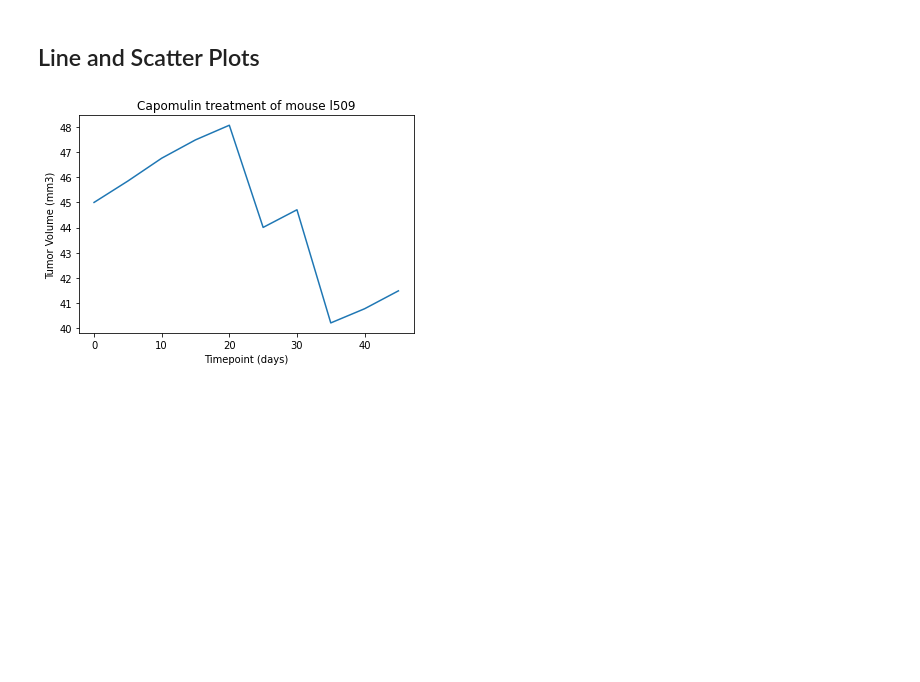
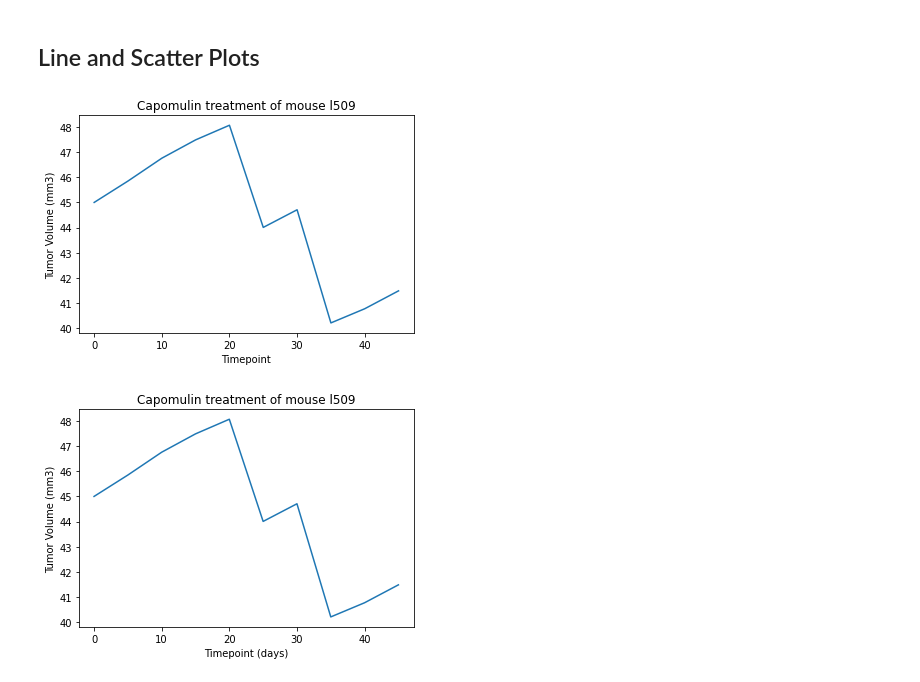
Before and after one commit to Traex88/matplot-challenge, a Jupyter notebook: Pymaceuticals/Pymaceuticals_Starter.ipynb, the cells around one changed output. Saved outputs shown, nothing was run; the diff lists cells and outputs as text; code cells hidden in the pictures; blank space fills up the shorter version.

```diff
--- a/Pymaceuticals/Pymaceuticals_Starter.ipynb
+++ b/Pymaceuticals/Pymaceuticals_Starter.ipynb
@@ -289,6 +343,19 @@ Ceftamin's potential outliers: Series([], Name: Tumor Volume (mm3), dtype: float
 [figure]
 # %% [markdown]
 ## Line and Scatter Plots
+# %%
+capomulin_table= combined_data.loc[combined_data['Drug Regimen'] == 'Capomulin']
+mouse= combined_data.loc[combined_data['Mouse ID'] == 'l509']
+
+
+
+plt.plot(mouse["Timepoint"], mouse["Tumor Volume (mm3)"])
+plt.xlabel("Timepoint")
+plt.ylabel("Tumor Volume (mm3)")
+plt.title("Capomulin treatment of mouse l509")
+plt.show()
+# %% [output]
+[figure, added]
 # %%
 # Generate a line plot of tumor volume vs. time point for a mouse treated with Capomulin
 # %% [output]
```
Also changed, not shown: parts of 10 cells of this notebook, 1 other file.
